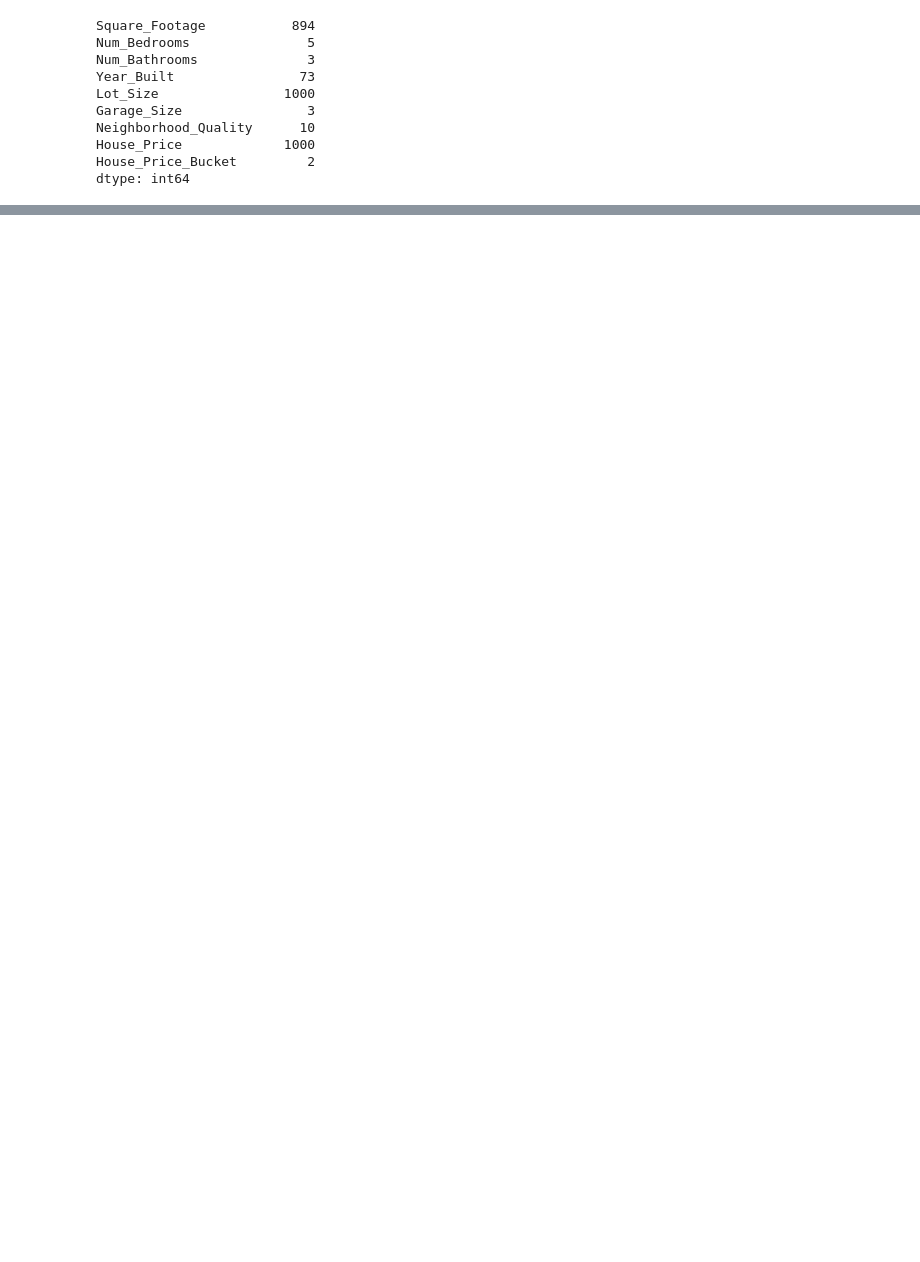
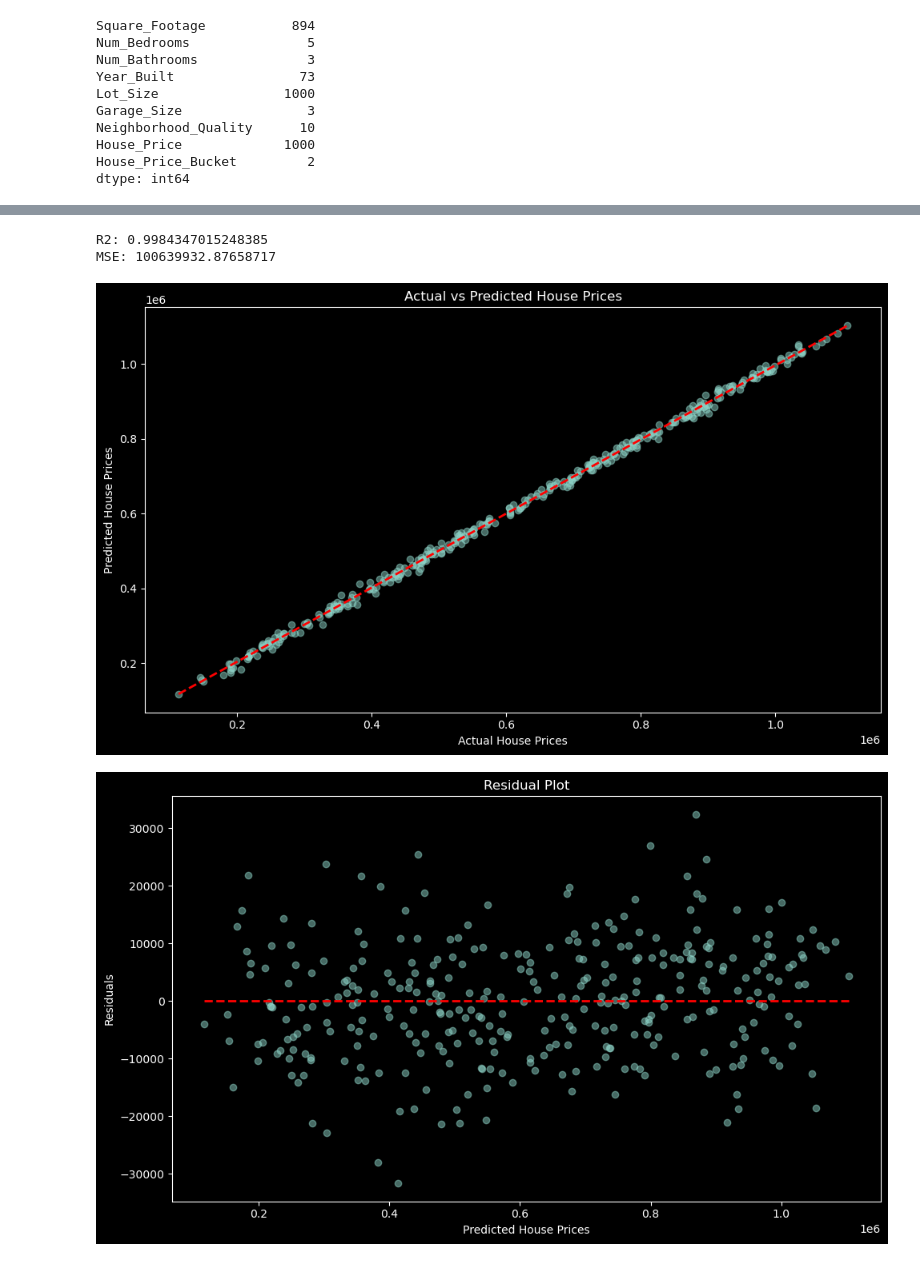
Before and after one commit to ZachParent/mai-pre-work, a Jupyter notebook: home_value_regression/home-values-collab.ipynb, the cells around one changed output, grey strips where cells are left out. Cells and saved outputs as stored; diff of their text form; code cells hidden in the pictures; blank space fills up the shorter version.

```diff
--- a/home_value_regression/home-values-collab.ipynb
+++ b/home_value_regression/home-values-collab.ipynb
@@ -99,0 +109,49 @@ TypeError: only length-1 arrays can be converted to Python scalars
+# %%
+X_train, X_test, y_train, y_test = train_test_split(raw_df.drop(['House_Price'], axis=1), raw_df['House_Price'], test_size=0.33, random_state=42)
+from sklearn.linear_model import LinearRegression
+from sklearn.metrics import r2_score, mean_squared_error
+reg = LinearRegression().fit(X_train, y_train)
+
+
+scores = cross_val_score(reg, X_test, y_test, cv=5)
+y_pred = reg.predict(X_test)
+r2 = r2_score(y_test, y_pred)
+mse = mean_squared_error(y_test, y_pred)
+print(f"R2: {r2}")
+print(f"MSE: {mse}")
+
+# Plot predicted vs actual values
+plt.figure(figsize=(10, 6))
+plt.scatter(y_test, y_pred, alpha=0.5)
+plt.plot([y_test.min(), y_test.max()], [y_pred.min(), y_pred.max()], 'r--', lw=2)
+plt.xlabel('Actual House Prices')
+plt.ylabel('Predicted House Prices')
+plt.title('Actual vs Predicted House Prices')
+plt.tight_layout()
+plt.show()
+
+# Plot residuals
+residuals = y_test - y_pred
+plt.figure(figsize=(10, 6))
+plt.scatter(y_pred, residuals, alpha=0.5)
+plt.plot([y_pred.min(), y_pred.max()], [0, 0], 'r--', lw=2)
+plt.xlabel('Predicted House Prices')
+plt.ylabel('Residuals')
+plt.title('Residual Plot')
+plt.tight_layout()
+plt.show()
+
+# Plot feature importances
+coef = pd.Series(reg.coef_, index=X_train.columns).sort_values(key=abs, ascending=False)
+plt.figure(figsize=(10, 6))
+coef.plot(kind='bar')
+plt.title('Feature Importances')
+plt.xlabel('Features')
+plt.ylabel('Coefficient Value')
+plt.tight_layout()
+plt.show()
+# %% [output]
+R2: 0.9984347015248385
+MSE: 100639932.87658717
+[figure, added]
+[figure, added]
```
Also changed, not shown: parts of 7 cells of this notebook.
